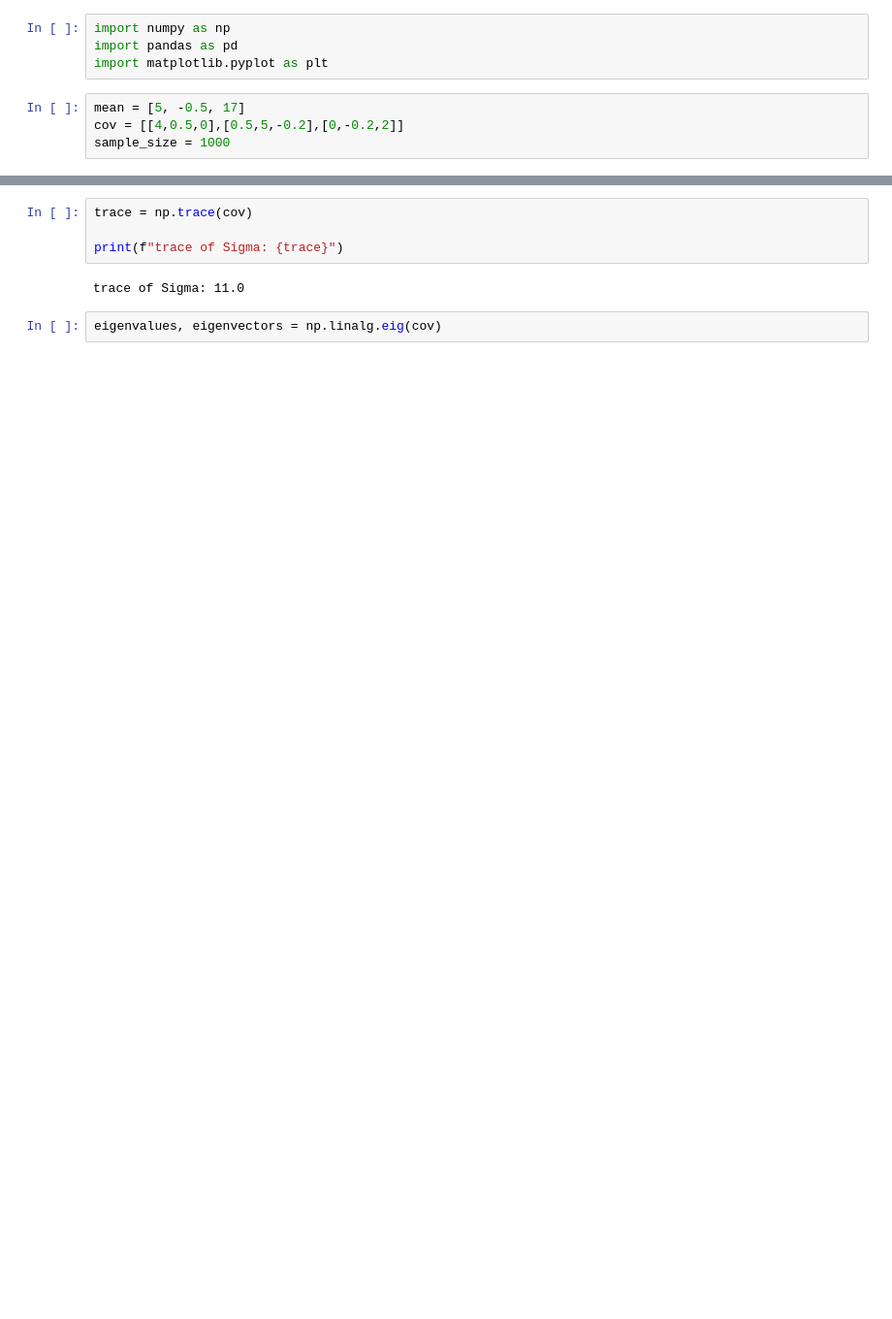
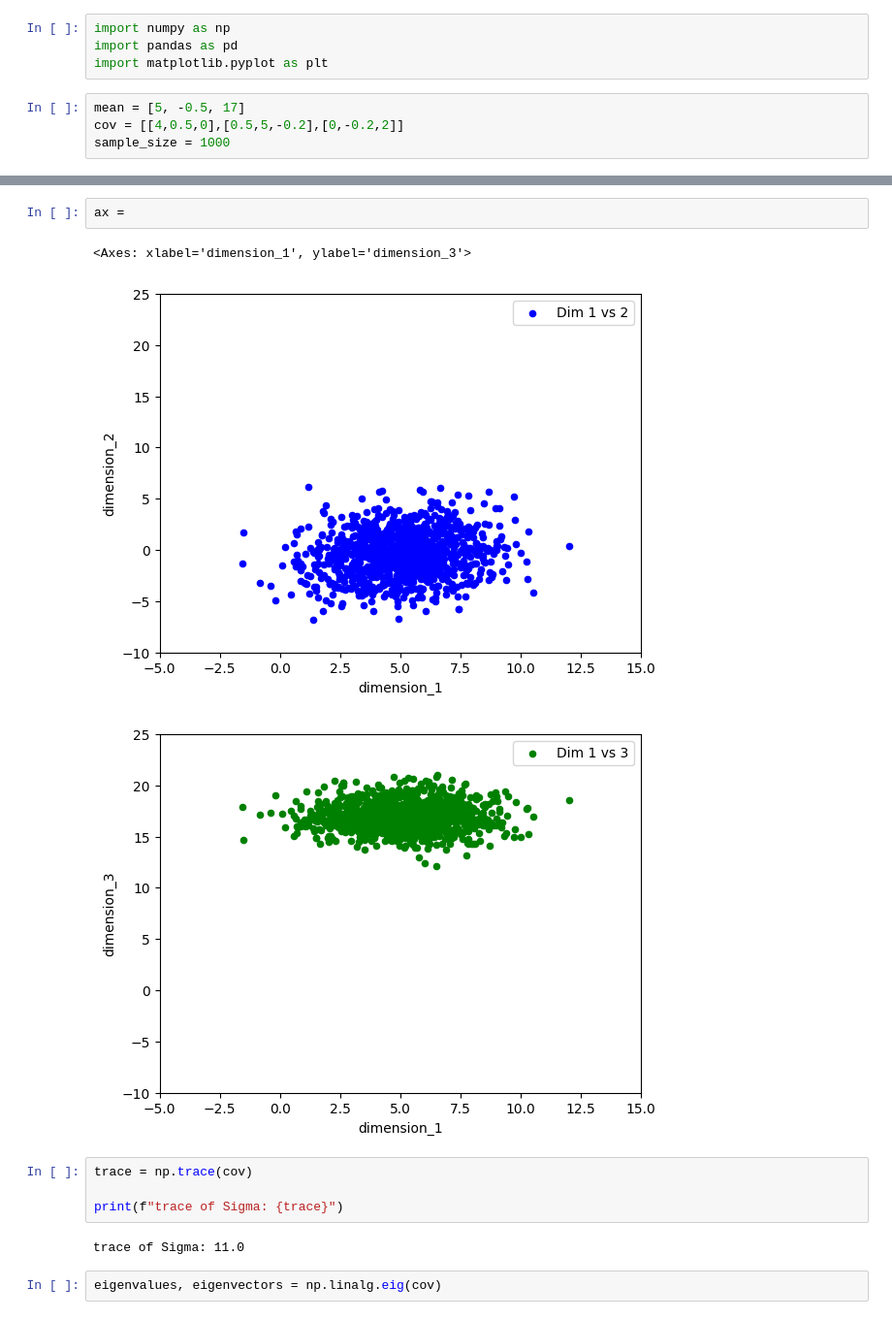
Before and after one commit to AbdulMutakabbir/SYSC5405-pattern-analysis-and-experiment-design, a Jupyter notebook: notebooks/2_question.ipynb, the cells around one changed output, grey strips where cells are left out. Shown: that part at 97% size. Drawn from its saved outputs; the diff is of its cells as text; blank space fills up the shorter version.

```diff
--- a/notebooks/2_question.ipynb
+++ b/notebooks/2_question.ipynb
@@ -57,3 +43,9 @@ dataset.plot.scatter(
+# %%
+ax =
+# %% [output]
+<Axes: xlabel='dimension_1', ylabel='dimension_3'>
+[figure, added]
+[figure, added]
 # %%
 trace = np.trace(cov)
 
```
Also changed, not shown: parts of 8 cells of this notebook.
